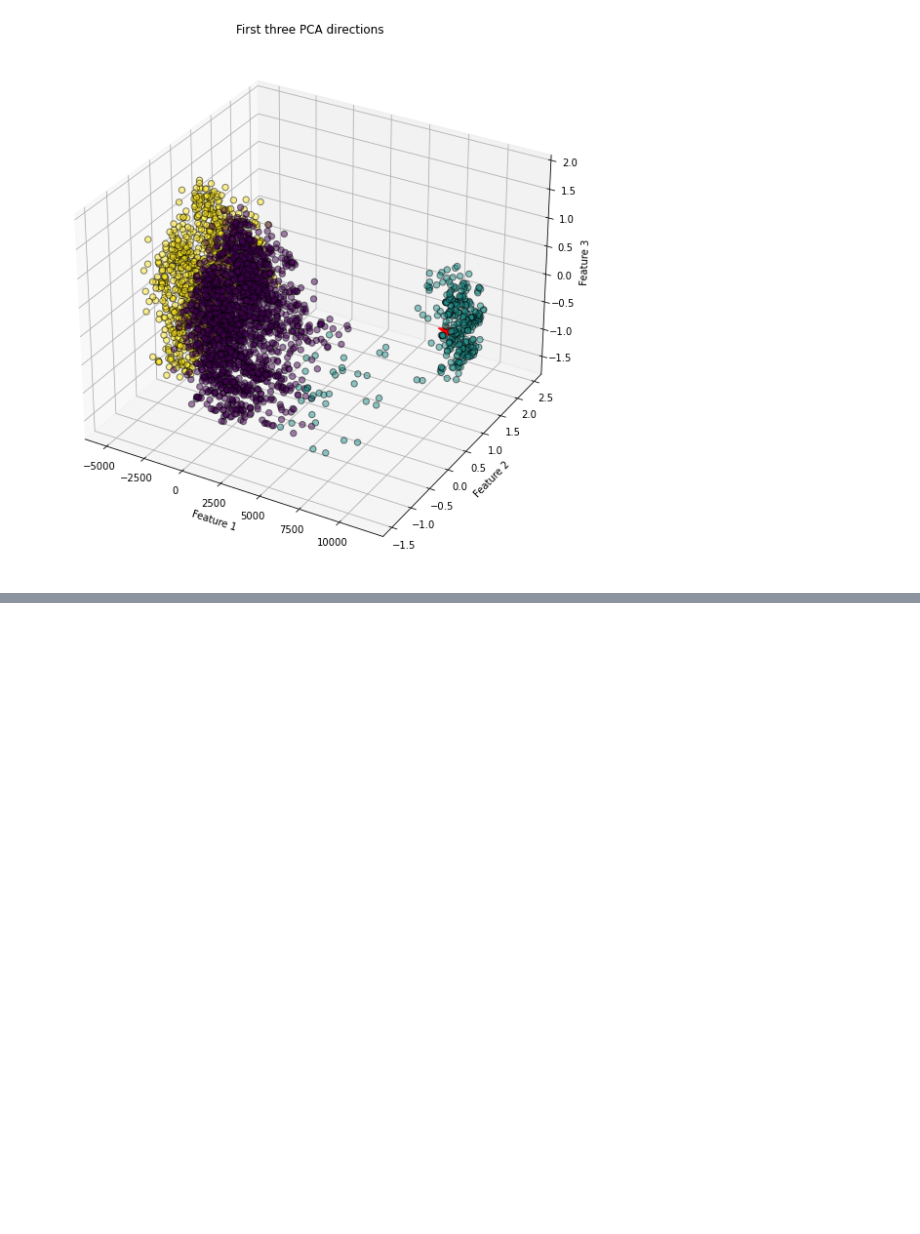
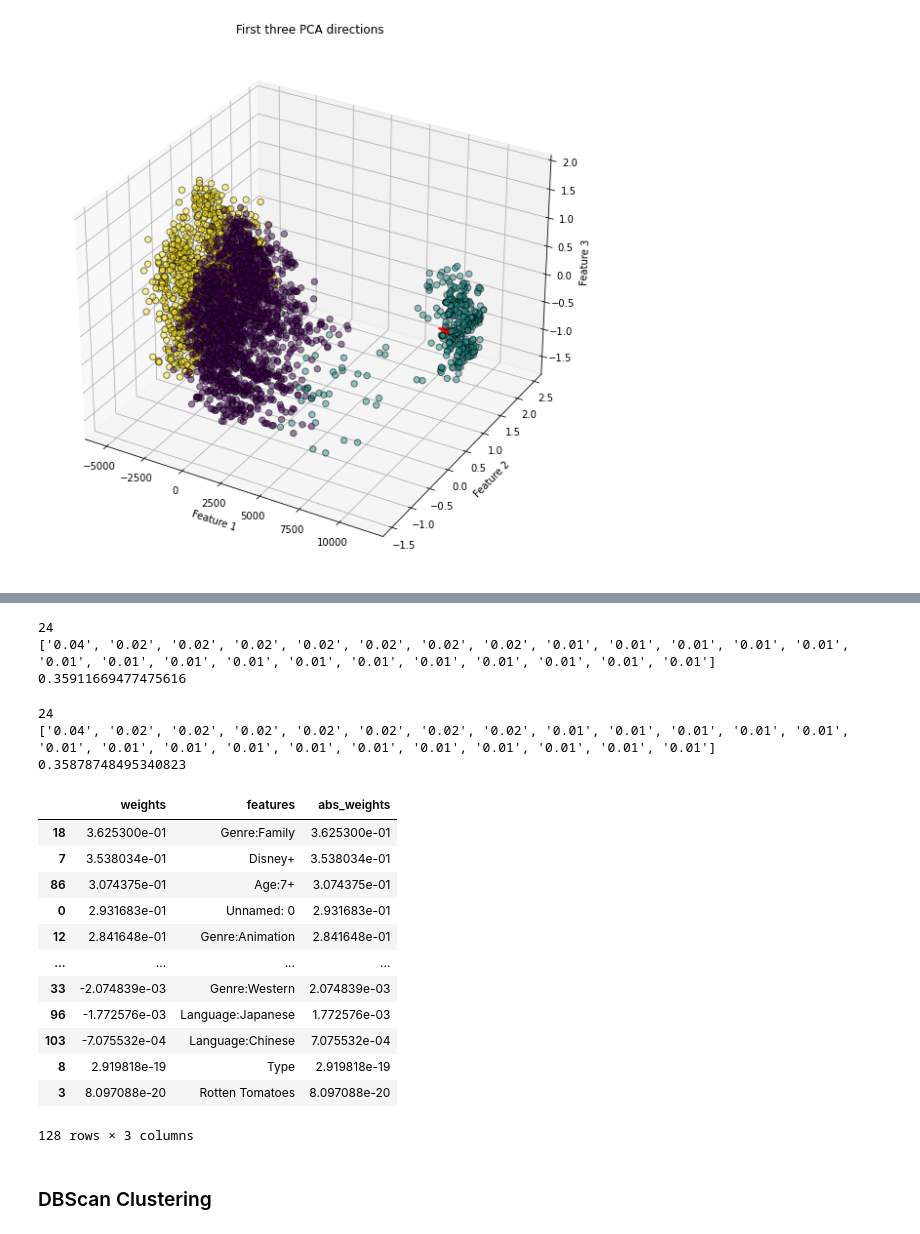
Before and after one commit to DraganaStojnev/ML2_Clusterization, a Jupyter notebook: Klasterizacija.ipynb, the cells around one changed output, grey strips where cells are left out. Cells and saved outputs as stored; diff of their text form; code cells hidden in the pictures; blank space fills up the shorter version.

Commit message:
Add DBScan and KMeans cluster explanation

```diff
--- a/Klasterizacija.ipynb
+++ b/Klasterizacija.ipynb
@@ -548,0 +553,4 @@ plt.show()
+# %%
+scaler = StandardScaler().fit(dataset)
+df_matrix = scaler.transform(dataset)
+print(df_matrix)
@@ -548,0 +571,52 @@ plt.show()
+# %%
+pca = PCA().fit(df_matrix)
+top_PCA=["%.2f" % a for a in pca.explained_variance_ratio_ if a >=0.01]
+print(len(top_PCA))
+print(top_PCA)
+sumall=sum(pca.explained_variance_ratio_)
+
+pca39 = PCA(n_components=len(top_PCA)).fit(df_matrix)
+sum39=sum(pca39.explained_variance_ratio_)
+print (sum39/sumall)
+# %% [output]
+24
+['0.04', '0.02', '0.02', '0.02', '0.02', '0.02', '0.02', '0.02', '0.01', '0.01', '0.01', '0.01', '0.01', '0.01', '0.01', '0.01', '0.01', '0.01', '0.01', '0.01', '0.01', '0.01', '0.01', '0.01']
+0.35911669477475616
+# %%
+pca = PCA().fit(df_matrix)
+top_PCA=["%.2f" % a for a in pca.explained_variance_ratio_ if a >=0.01]
+print(len(top_PCA))
+print(top_PCA)
+sumall=sum(pca.explained_variance_ratio_)
+
+pca39 = PCA(n_components=len(top_PCA)).fit(df_matrix)
+sum39=sum(pca39.explained_variance_ratio_)
+print (sum39/sumall)
+# %% [output]
+24
+['0.04', '0.02', '0.02', '0.02', '0.02', '0.02', '0.02', '0.02', '0.01', '0.01', '0.01', '0.01', '0.01', '0.01', '0.01', '0.01', '0.01', '0.01', '0.01', '0.01', '0.01', '0.01', '0.01', '0.01']
+0.35878748495340823
+# %%
+first_comp = pca39.components_[0]
+first_comps = pd.DataFrame(list(zip(first_comp, dataset.columns)), columns=['weights', 'features'])
+first_comps['abs_weights']=first_comps['weights'].apply(lambda x: np.abs(x))
+first_comps.sort_values('abs_weights', ascending=False,inplace=True)
+
+Top_39_features=first_comps
+Top_39_features
+# %% [output]
+|  | weights | features | abs_weights |
+| 18 | 3.625300e-01 | Genre:Family | 3.625300e-01 |
+| 7 | 3.538034e-01 | Disney+ | 3.538034e-01 |
+| 86 | 3.074375e-01 | Age:7+ | 3.074375e-01 |
+| 0 | 2.931683e-01 | Unnamed: 0 | 2.931683e-01 |
+| 12 | 2.841648e-01 | Genre:Animation | 2.841648e-01 |
+| ... | ... | ... | ... |
+| 33 | -2.074839e-03 | Genre:Western | 2.074839e-03 |
+| 96 | -1.772576e-03 | Language:Japanese | 1.772576e-03 |
+| 103 | -7.075532e-04 | Language:Chinese | 7.075532e-04 |
+| 8 | 2.919818e-19 | Type | 2.919818e-19 |
+| 3 | 8.097088e-20 | Rotten Tomatoes | 8.097088e-20 |
+128 rows × 3 columns
+# %% [markdown]
+### DBScan Clustering
```
Also changed, not shown: parts of 15 cells of this notebook.
